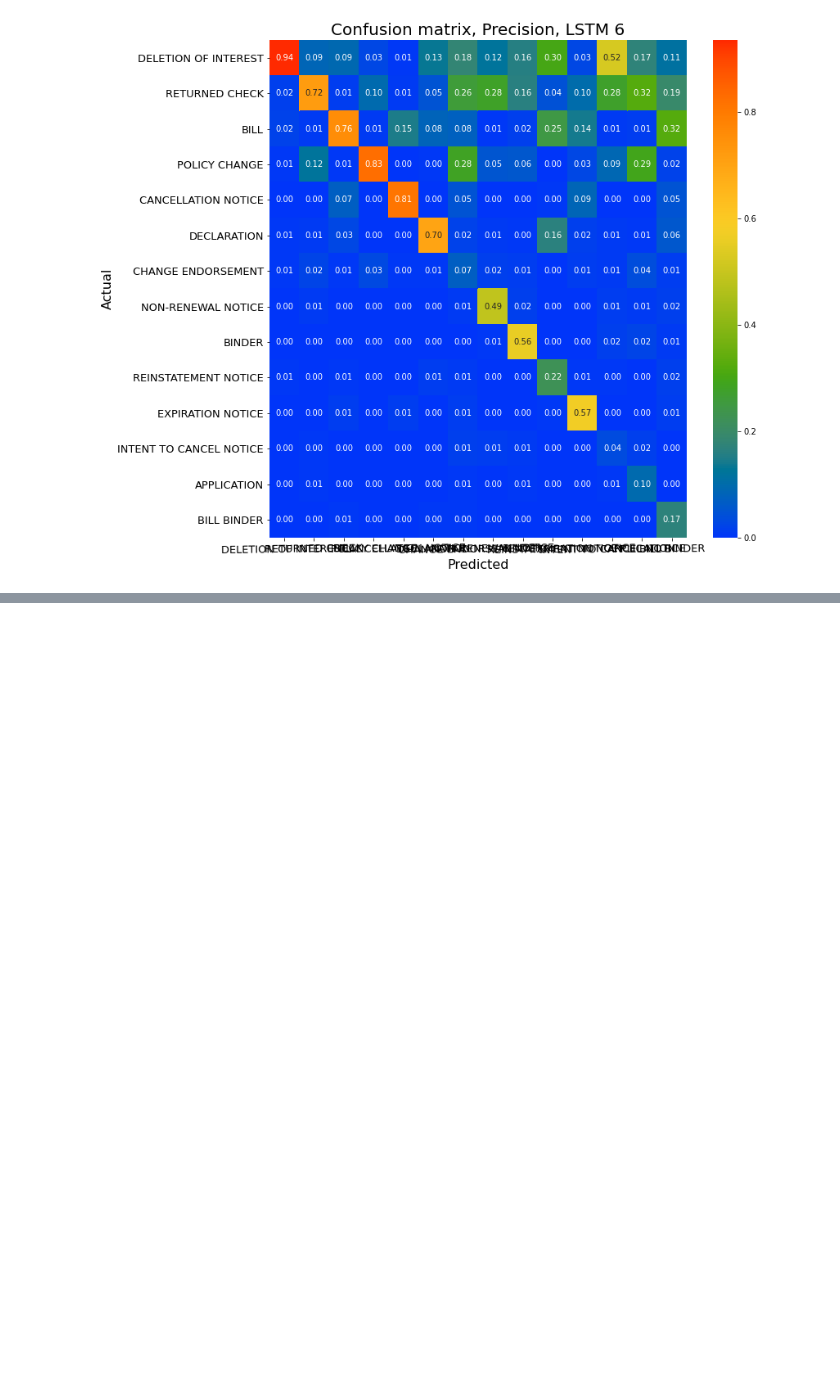
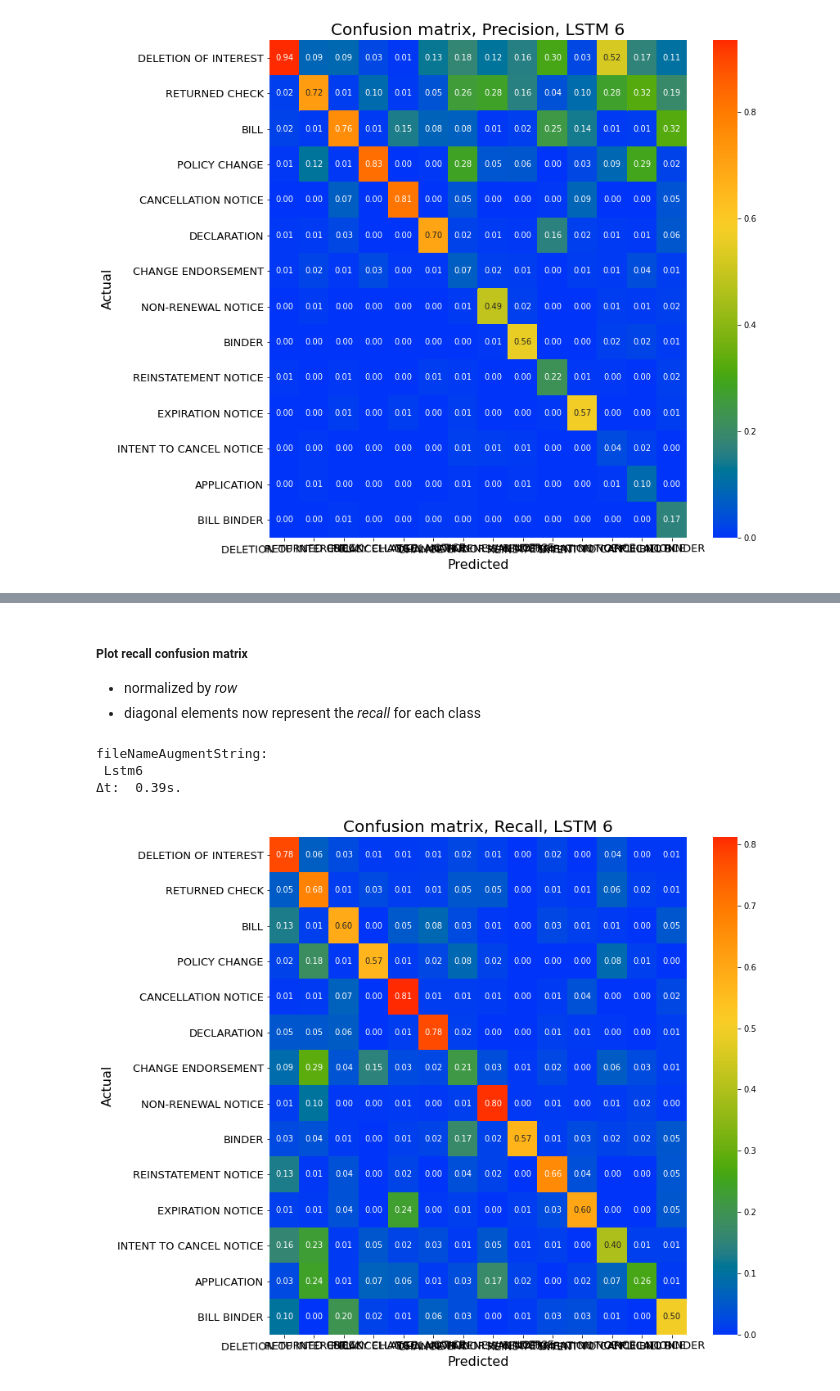
Before and after one commit to mw0/document-classification-test, a Jupyter notebook: notebook/DocumentClassificationTestLSTMwithDocumentLength.ipynb, the cells around one changed output, grey strips where cells are left out. Saved outputs shown, nothing was run; the diff lists cells and outputs as text; code cells hidden in the pictures; blank space fills up the shorter version.

```diff
--- a/notebook/DocumentClassificationTestLSTMwithDocumentLength.ipynb
+++ b/notebook/DocumentClassificationTestLSTMwithDocumentLength.ipynb
@@ -874,0 +1283,18 @@ fileNameAugmentString:
+# %% [markdown]
+##### Plot recall confusion matrix
+
+* normalized by *row*
+* diagonal elements now represent the *recall* for each class
+# %%
+fig, ax = plt.subplots(1, 1, figsize=(12, 12))
+ph.plotConfusionMatrix(confusionMat, saveAs=None, xlabels=categories,
+                       ylabels=categories, titleText = 'LSTM 6',
+                       ax = ax, xlabelFontSz=labelFontSz,
+                       xtickRotate=0.65, ytickRotate=0.0, type='recall',
+                       ylabelFontSz=labelFontSz, xtickFontSz=tickFontSz,
+                       ytickFontSz=tickFontSz, titleFontSz=titleFontSz)
+# %% [output]
+fileNameAugmentString:
+ Lstm6
+Δt:  0.39s.
+[figure, added]
```
Also changed, not shown: parts of 48 cells of this notebook.
